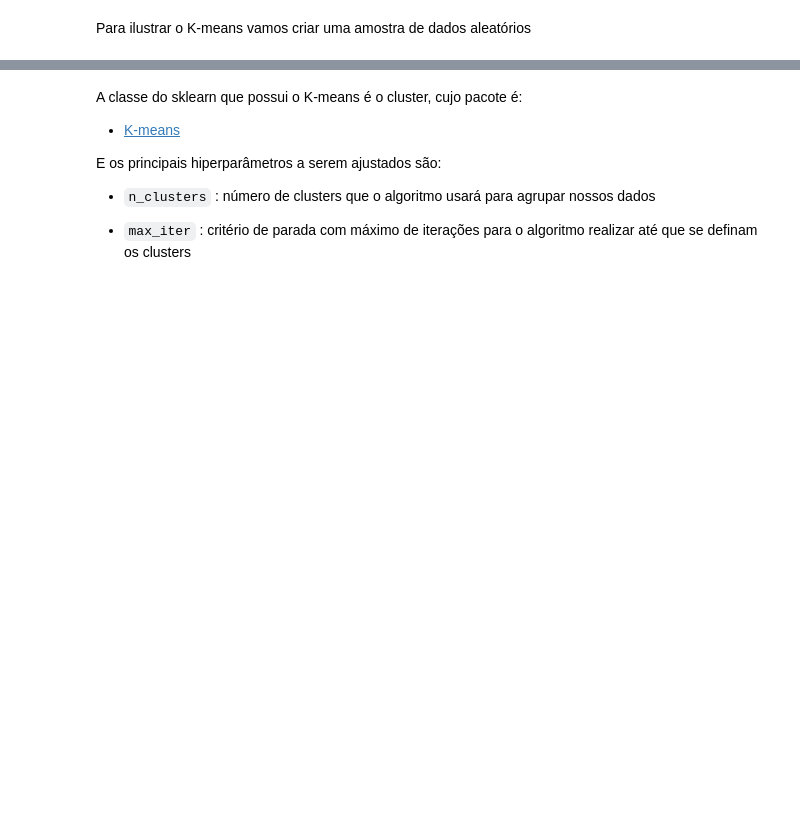
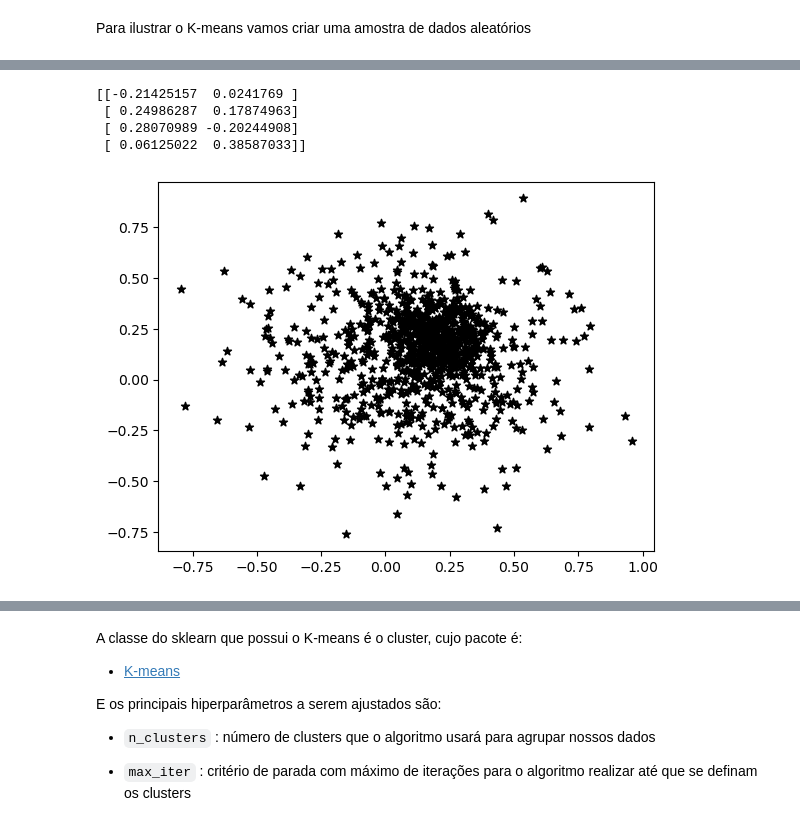
Before and after one commit to brunoissamo/Be-Tech-by-Braskem, a Jupyter notebook: Aula 05/5.1 K_means.ipynb, the cells around one changed output, grey strips where cells are left out. Cells and saved outputs as stored; diff of their text form; code cells hidden in the pictures; blank space fills up the shorter version.

```diff
--- a/Aula 05/5.1 K_means.ipynb
+++ b/Aula 05/5.1 K_means.ipynb
@@ -26,2 +35,18 @@ Repete-se os itens 3 e 4 até:
 # %% [markdown]
 Para ilustrar o K-means vamos criar uma amostra de dados aleatórios
+# %%
+#parâmetros
+numAmostras = 1000
+numClusters = 3
+numFeatures = 2
+
+# gerando pontos aleatórios
+matFeatures = np.zeros((numAmostras, numFeatures)) #matriz bidimensional com N amostras
+for i in range(numAmostras): #varrer o total de amostras
+	for j in range(numFeatures): #varrer o total de características
+		if i < numAmostras/2:
+			#pontos aleatórios dentro de uma distribuição normal
+			matFeatures[i,j] = np.random.normal(0.1,0.3)
+		else:
+			#pontos aleatórios dentro de uma distribuição normal
+			matFeatures[i,j] = np.random.normal(0.2,0.1)
@@ -27,0 +63,4 @@ Para ilustrar o K-means vamos criar uma amostra de dados aleatórios
+# %%
+kmeans_model = KMeans(n_clusters=3, random_state=42) # instanciando meu modelo kmeans
+# %%
+kmeans_model.fit(matFeatures)
@@ -27,0 +89,12 @@ Para ilustrar o K-means vamos criar uma amostra de dados aleatórios
+# %%
+print(kmeans_model.cluster_centers_)
+# %% [output]
+[[-0.21425157  0.0241769 ]
+ [ 0.24986287  0.17874963]
+ [ 0.28070989 -0.20244908]
+ [ 0.06125022  0.38587033]]
+# %%
+plt.figure()
+plt.scatter(matFeatures[:,0], matFeatures[:,1], color='black', marker='*');
+# %% [output]
+[figure, added]
```
Also changed, not shown: parts of 5 cells of this notebook, 3 other files.
